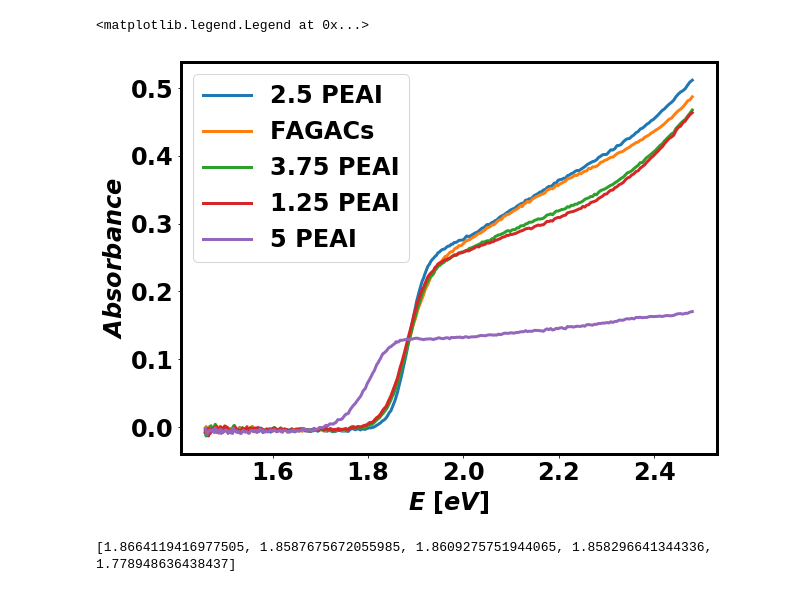
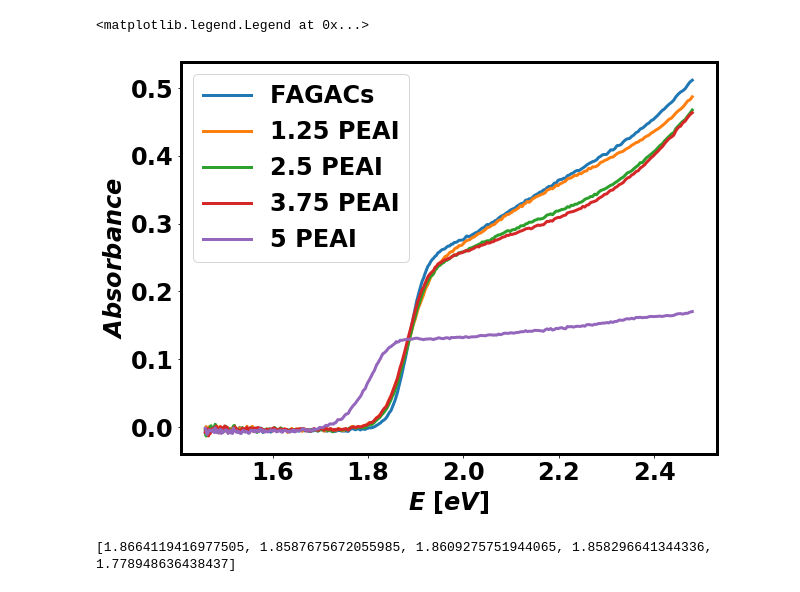
Before and after one commit to rstoddard24/PVtools, a Jupyter notebook: PVtools/UVvis/2018_8-8_UVvis_analysis.ipynb, the cells around one changed output. Cells and saved outputs as stored; diff of their text form; code cells hidden in the pictures.

Commit message:
fixed legend order issue UVvis plot

```diff
--- a/PVtools/UVvis/2018_8-8_UVvis_analysis.ipynb
+++ b/PVtools/UVvis/2018_8-8_UVvis_analysis.ipynb
@@ -23,26 +23,26 @@ mpl.rc('axes', linewidth=3)
 # %%
 #Specify Directory
 directory = '2018_8-7UVvis'
 
 #Get all csv files other than 100%T file
 names = []
 for file in listdir(directory):
     if file[-3:]=='csv' and not file[:4]=='100%':
         names.append(file)
 
 data = []
 for name in names:
     a = np.loadtxt(directory + '/' + name,delimiter=',',skiprows=2)
     data.append(a)
     plt.plot(1240/a[:,0],a[:,1],linewidth=3)
 plt.xlabel('$E\ [eV]$')
 plt.ylabel('$Absorbance$')
 #plt.ylim(-20,5)
 #plt.xlim(0,1.2)
-plt.legend({'FAGACs','1.25 PEAI','2.5 PEAI','3.75 PEAI','5 PEAI'})
+plt.legend(['FAGACs','1.25 PEAI','2.5 PEAI','3.75 PEAI','5 PEAI'])
 # %% [output]
 <matplotlib.legend.Legend at 0x...>
-[figure, old version]
+[figure, new version]
 # %%
 #make Tauc plot
 Egs = []
```
